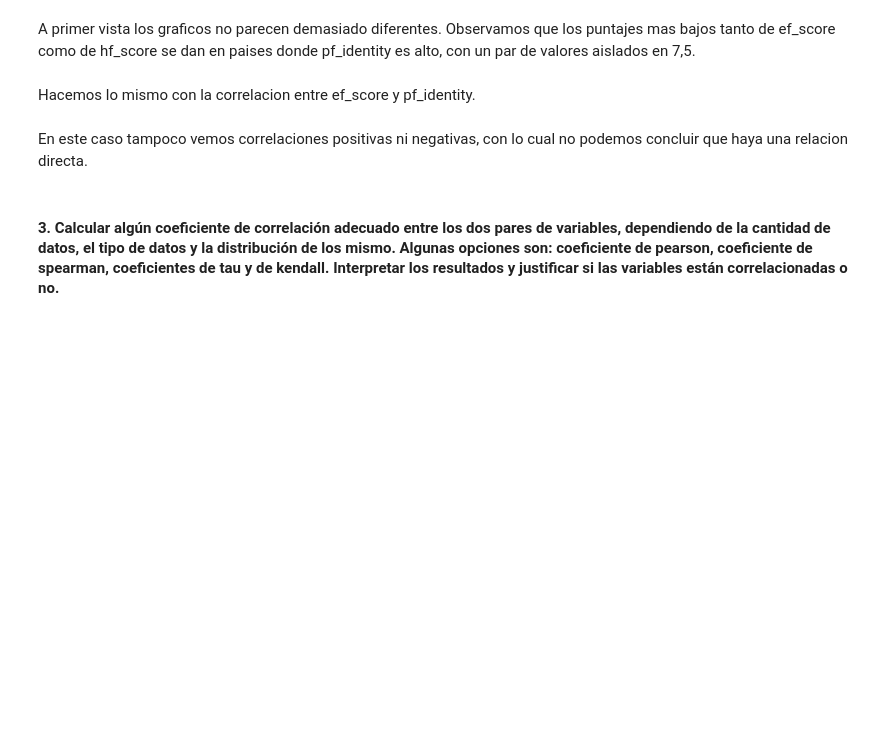
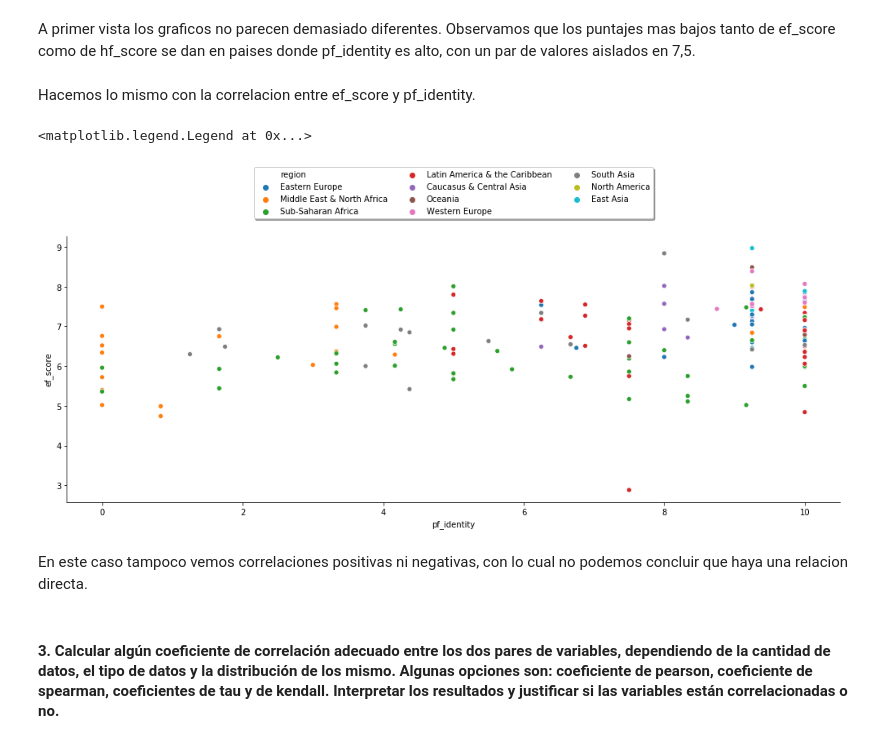
Before and after one commit to manquius/diplodatos_ayv, a Jupyter notebook: 02_practico_I.ipynb, the cells around one changed output. Drawn from its saved outputs; the diff is of its cells as text; code cells hidden in the pictures; blank space fills up the shorter version.

```diff
--- a/02_practico_I.ipynb
+++ b/02_practico_I.ipynb
@@ -627,10 +664,13 @@ A primer vista los graficos no parecen demasiado diferentes. Observamos que los
 Hacemos lo mismo con la correlacion entre ef_score y pf_identity.
 # %%
 fig = plt.figure(figsize=(17,6))
-seaborn.scatterplot(data=dataset,x='pf_identity',y='ef_score', hue = 'region')
+seaborn.scatterplot(data=dataset_2016,x='pf_identity',y='ef_score', hue = 'region')
 seaborn.despine()
 plt.legend(loc='lower center', bbox_to_anchor=(0.5, 1.05),
           ncol=3, fancybox=True, shadow=True)
+# %% [output]
+<matplotlib.legend.Legend at 0x...>
+[figure, added]
 # %% [markdown]
 En este caso tampoco vemos correlaciones positivas ni negativas, con lo cual no podemos concluir que haya una relacion directa.
 # %% [markdown]
```
Also changed, not shown: parts of 19 cells of this notebook.
